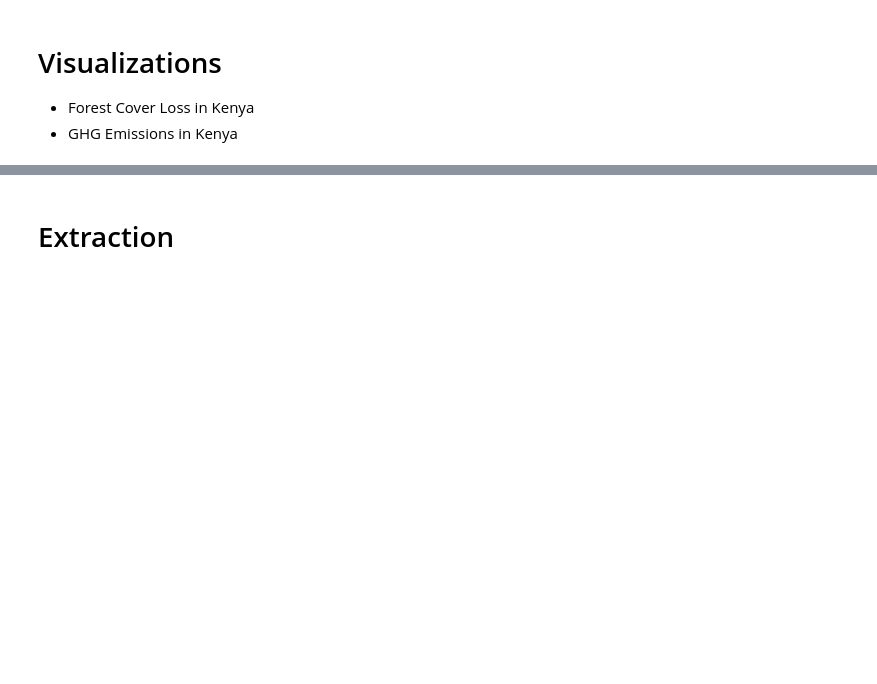
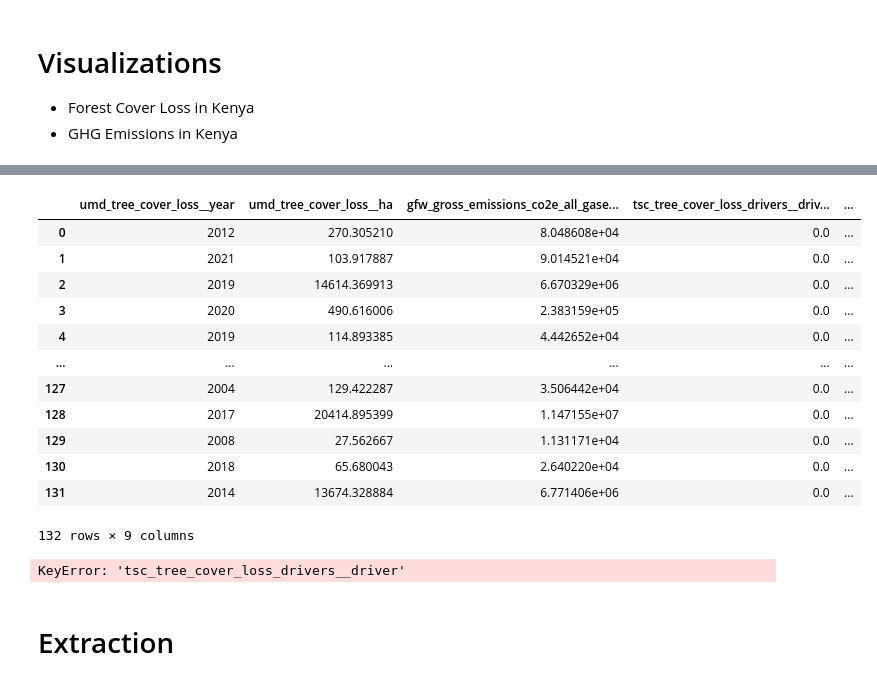
Before and after one commit to JosephRidge/ClimateChange-GHG, a Jupyter notebook: app.ipynb, the cells around one changed output, grey strips where cells are left out. Saved outputs shown, nothing was run; the diff lists cells and outputs as text; code cells hidden in the pictures; blank space fills up the shorter version.

```diff
--- a/app.ipynb
+++ b/app.ipynb
@@ -508,2 +583,26 @@ param_grid = {
+# %%
+forest_cover_loss_encoded
+# %% [output]
+|  | umd_tree_cover_loss__year | umd_tree_cover_loss__ha | gfw_gross_emissions_co2e_all_gase... | tsc_tree_cover_loss_drivers__driv... | ... |
+| 0 | 2012 | 270.305210 | 8.048608e+04 | 0.0 | ... |
+| 1 | 2021 | 103.917887 | 9.014521e+04 | 0.0 | ... |
+| 2 | 2019 | 14614.369913 | 6.670329e+06 | 0.0 | ... |
+| 3 | 2020 | 490.616006 | 2.383159e+05 | 0.0 | ... |
+| 4 | 2019 | 114.893385 | 4.442652e+04 | 0.0 | ... |
+| ... | ... | ... | ... | ... | ... |
+| 127 | 2004 | 129.422287 | 3.506442e+04 | 0.0 | ... |
+| 128 | 2017 | 20414.895399 | 1.147155e+07 | 0.0 | ... |
+| 129 | 2008 | 27.562667 | 1.131171e+04 | 0.0 | ... |
+| 130 | 2018 | 65.680043 | 2.640220e+04 | 0.0 | ... |
+| 131 | 2014 | 13674.328884 | 6.771406e+06 | 0.0 | ... |
+132 rows × 9 columns
+# %%
+# Modeling using Decision Trees
+X = forest_cover_loss_encoded
+y = forest_cover_loss_encoded["tsc_tree_cover_loss_drivers__driver"]
+
+X_train, X_test, y_train, y_test = train_test_split(X, y, test_size=0.2, random_state=42)
+# %% [output]
+KeyError: 'tsc_tree_cover_loss_drivers__driver'
 # %% [markdown]
 # Extraction
```
Also changed, not shown: parts of 9 cells of this notebook.
